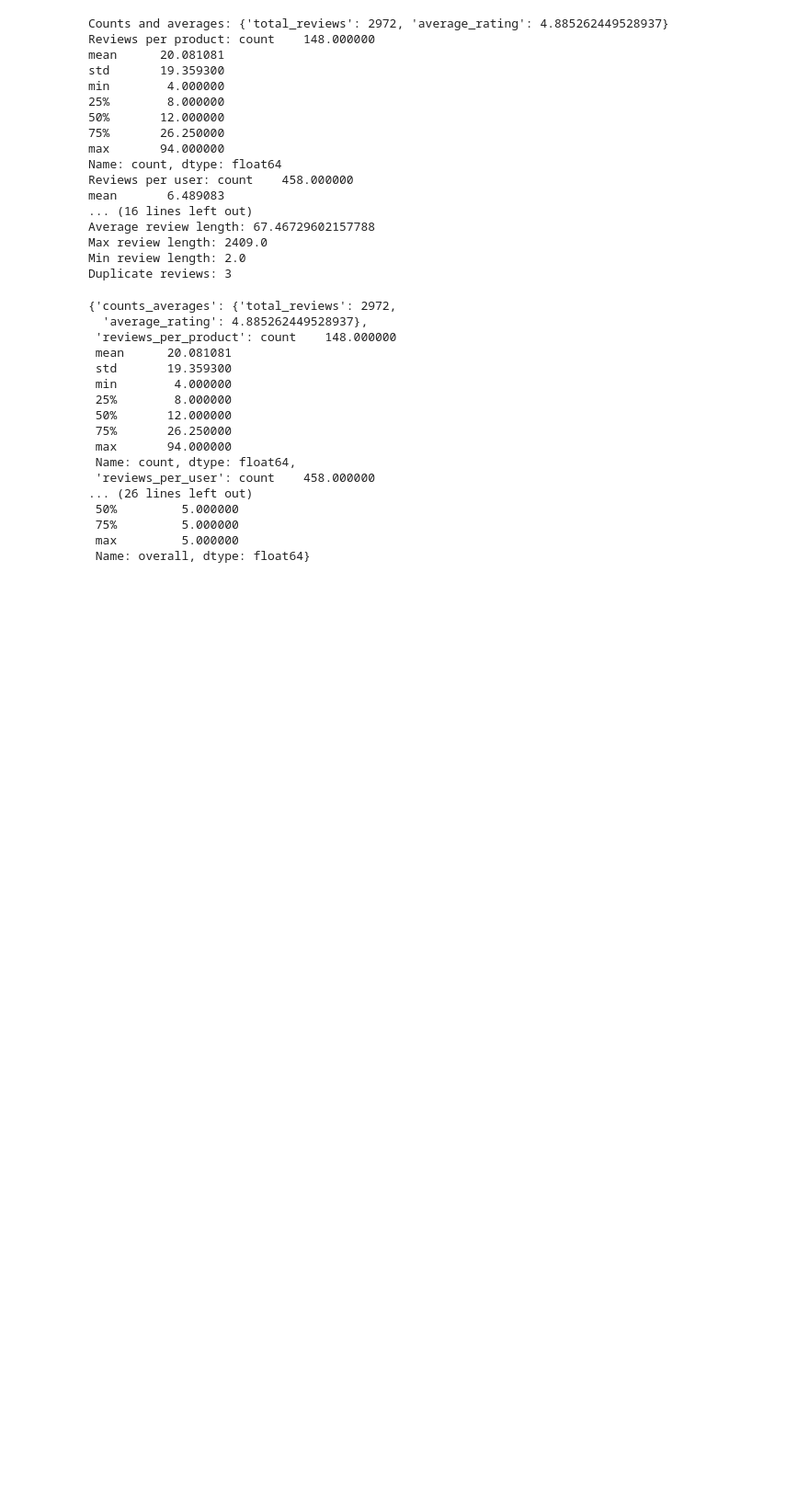
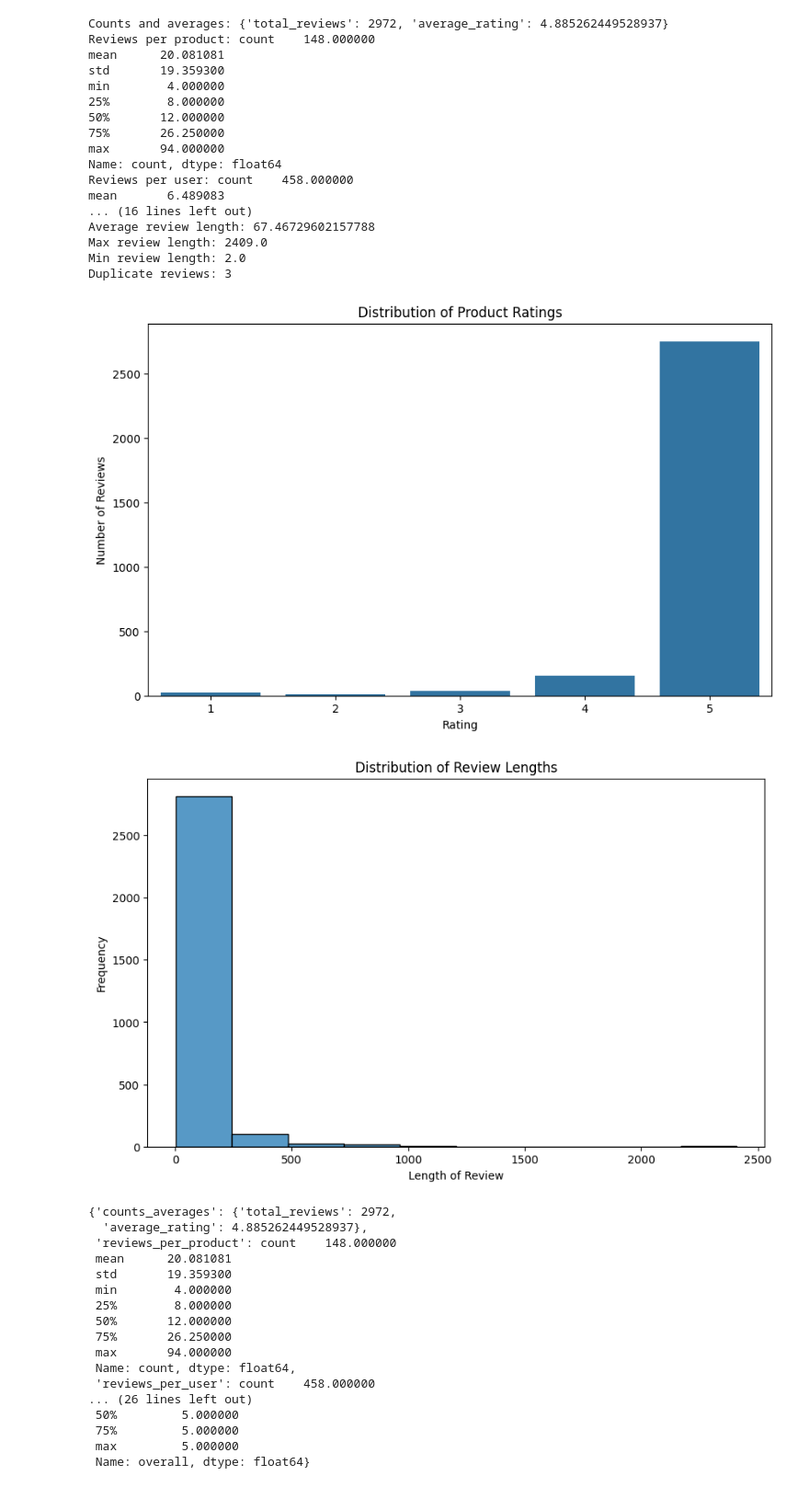
Before and after one commit to NiceVincent/NLP_group5, a Jupyter notebook: preprocess.ipynb, the cells around one changed output. Shown at 92% size. Drawn from its saved outputs; the diff is of its cells as text; code cells hidden in the pictures; blank space fills up the shorter version.

```diff
--- a/preprocess.ipynb
+++ b/preprocess.ipynb
@@ -99,6 +94,27 @@ Average review length: 67.46729602157788
 Max review length: 2409.0
 Min review length: 2.0
 Duplicate reviews: 3
+# %%
+# Part 1 Visualizations
+
+# Visualize the distribution of ratings
+plt.figure(figsize=(10, 6))
+sns.countplot(data=data_json, x='overall')
+plt.title('Distribution of Product Ratings')
+plt.xlabel('Rating')
+plt.ylabel('Number of Reviews')
+plt.show()
+
+# Visualize the distribution of review lengths
+plt.figure(figsize=(10, 6))
+sns.histplot(data=data_json, x='review_length', bins=10)
+plt.title('Distribution of Review Lengths')
+plt.xlabel('Length of Review')
+plt.ylabel('Frequency')
+plt.show()
+# %% [output]
+[figure, added]
+[figure, added]
 # %%
 # Part 2: Text basic pre-processing.
 
```
Also changed, not shown: parts of 2 cells of this notebook.
